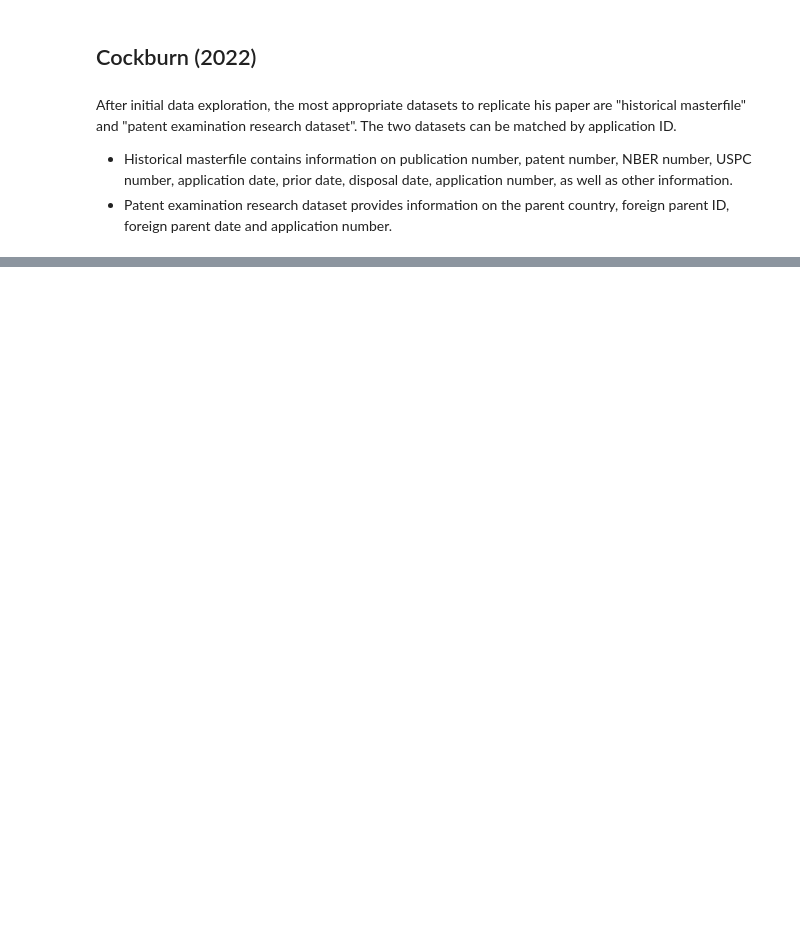
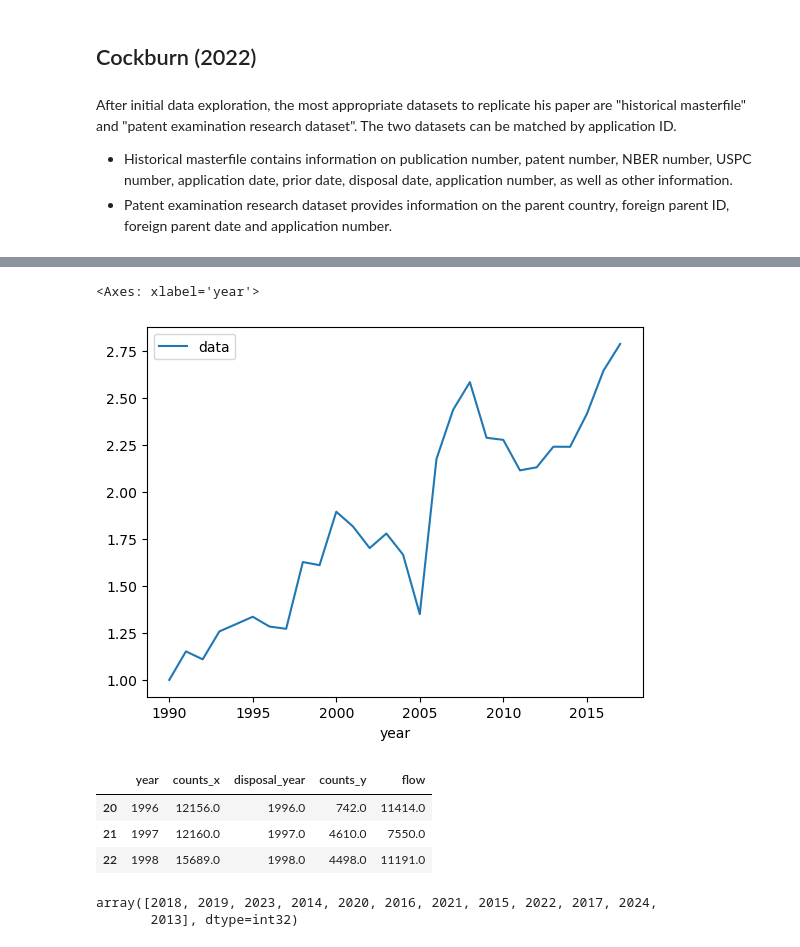
Before and after one commit to yueyun-zhang/InnovationEconomics-Exploration, a Jupyter notebook: USPTO_Data/20240828-DataExploration.ipynb, the cells around one changed output, grey strips where cells are left out. Saved outputs shown, nothing was run; the diff lists cells and outputs as text; code cells hidden in the pictures; blank space fills up the shorter version.

```diff
--- a/USPTO_Data/20240828-DataExploration.ipynb
+++ b/USPTO_Data/20240828-DataExploration.ipynb
@@ -89,0 +133,12 @@ count_agg_year.plot(x="year")
+# %%
+count_agg_year.plot(x="year", y='data')
+# %% [output]
+<Axes: xlabel='year'>
+[figure, added]
+# %%
+flow.head(3)
+# %% [output]
+|  | year | counts_x | disposal_year | counts_y | flow |
+| 20 | 1996 | 12156.0 | 1996.0 | 742.0 | 11414.0 |
+| 21 | 1997 | 12160.0 | 1997.0 | 4610.0 | 7550.0 |
+| 22 | 1998 | 15689.0 | 1998.0 | 4498.0 | 11191.0 |
@@ -89,0 +151,5 @@ count_agg_year.plot(x="year")
+# %%
+data2['year'].unique()
+# %% [output]
+array([2018, 2019, 2023, 2014, 2020, 2016, 2021, 2015, 2022, 2017, 2024,
+       2013], dtype=int32)
```
Also changed, not shown: parts of 38 cells of this notebook.
